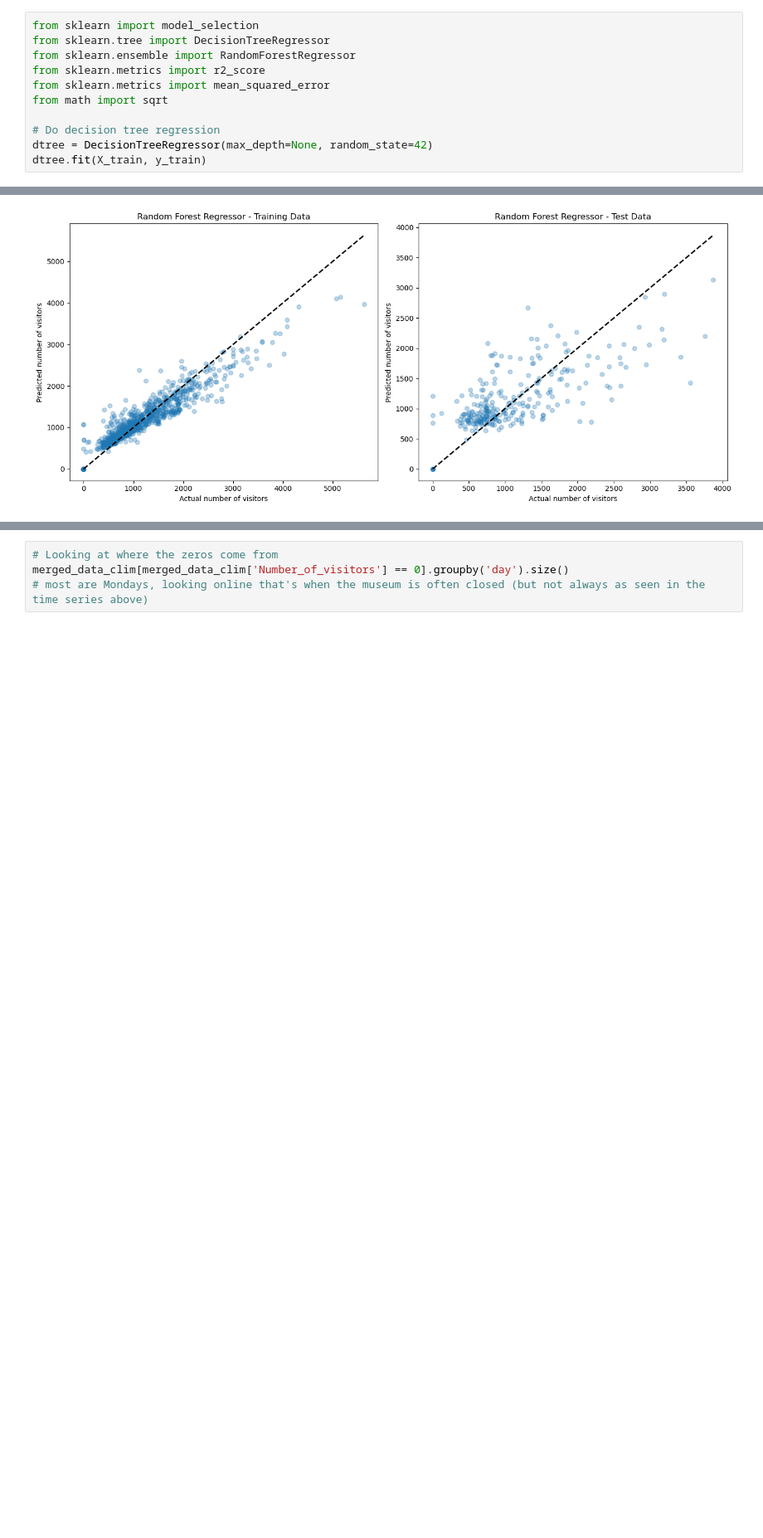
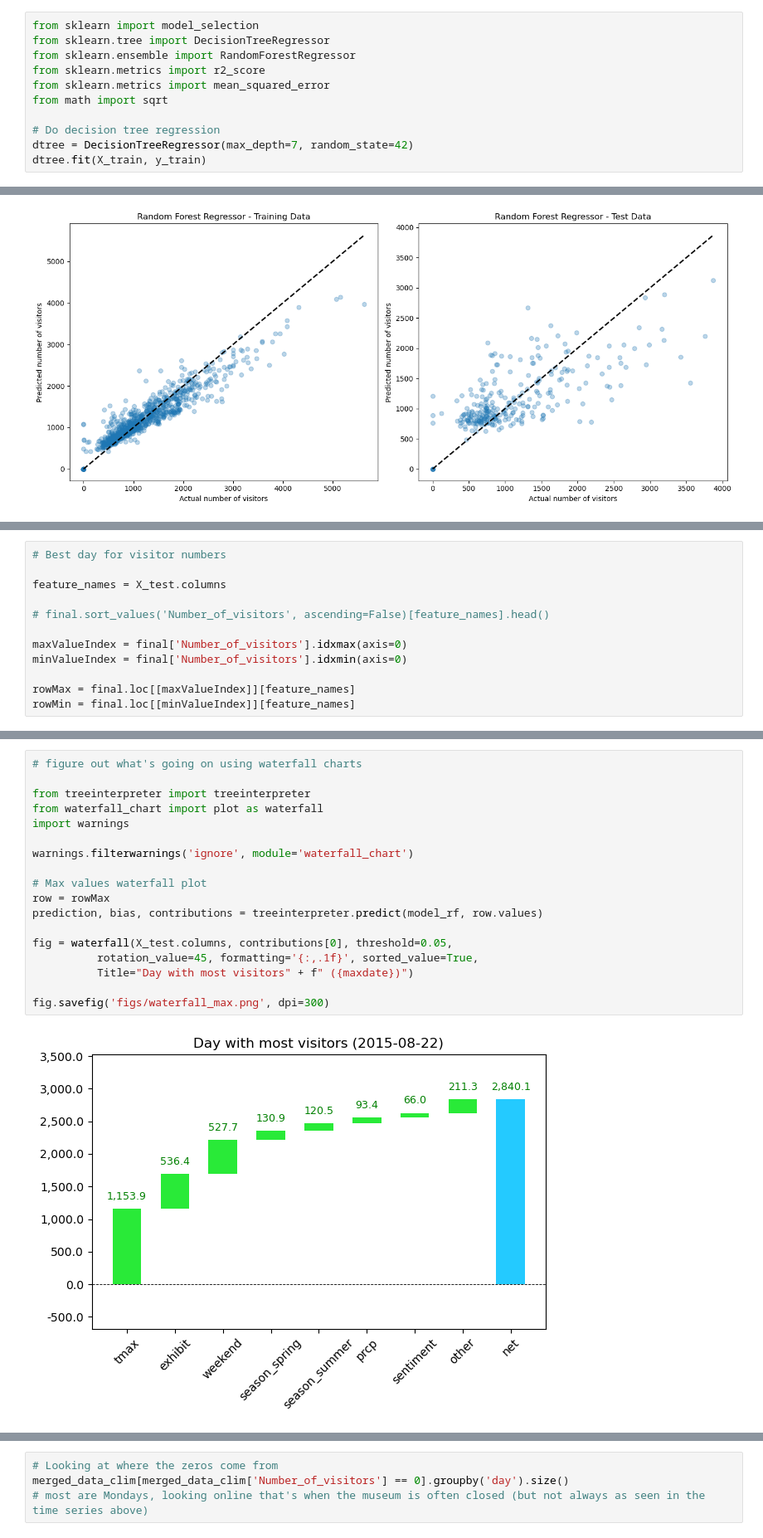
Before and after one commit to celiason/museum-visitor-model, a Jupyter notebook: sentiment.ipynb, the cells around one changed output, grey strips where cells are left out. Shown at 83% size. Cells and saved outputs as stored; diff of their text form; blank space fills up the shorter version.

```diff
--- a/sentiment.ipynb
+++ b/sentiment.ipynb
@@ -1034,6 +1003,6 @@ from sklearn.metrics import mean_squared_error
 from math import sqrt
 
 # Do decision tree regression
-dtree = DecisionTreeRegressor(max_depth=None, random_state=42)
+dtree = DecisionTreeRegressor(max_depth=7, random_state=42)
 dtree.fit(X_train, y_train)
 # %% [output]
@@ -1176,3 +1145,15 @@ for ax in axes:
 plt.savefig('figs/visitors_predicted.png', dpi=300)
 # %% [output]
 [figure]
+# %%
+# Best day for visitor numbers
+
+feature_names = X_test.columns
+
+# final.sort_values('Number_of_visitors', ascending=False)[feature_names].head()
+
+maxValueIndex = final['Number_of_visitors'].idxmax(axis=0)
+minValueIndex = final['Number_of_visitors'].idxmin(axis=0)
+
+rowMax = final.loc[[maxValueIndex]][feature_names]
+rowMin = final.loc[[minValueIndex]][feature_names]
@@ -1178,0 +1189,20 @@ plt.savefig('figs/visitors_predicted.png', dpi=300)
+# %%
+# figure out what's going on using waterfall charts
+
+from treeinterpreter import treeinterpreter
+from waterfall_chart import plot as waterfall
+import warnings
+
+warnings.filterwarnings('ignore', module='waterfall_chart')
+
+# Max values waterfall plot
+row = rowMax
+prediction, bias, contributions = treeinterpreter.predict(model_rf, row.values)
+
+fig = waterfall(X_test.columns, contributions[0], threshold=0.05,
+          rotation_value=45, formatting='{:,.1f}', sorted_value=True,
+          Title="Day with most visitors" + f" ({maxdate})")
+
+fig.savefig('figs/waterfall_max.png', dpi=300)
+# %% [output]
+[figure, added]
```
Also changed, not shown: parts of 22 cells of this notebook, 7 other files.
